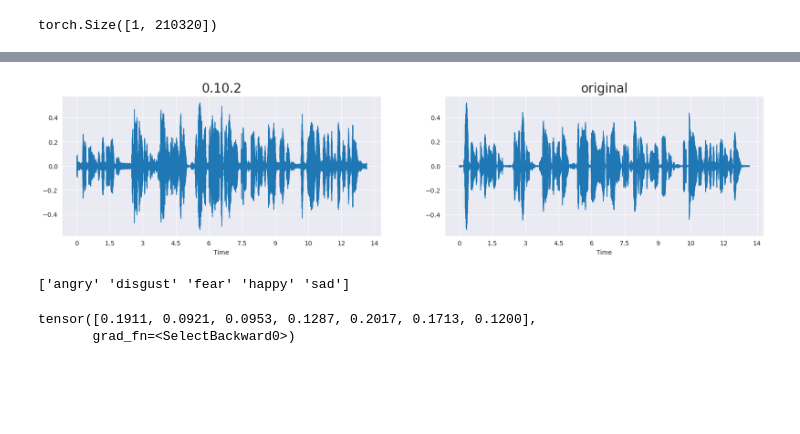
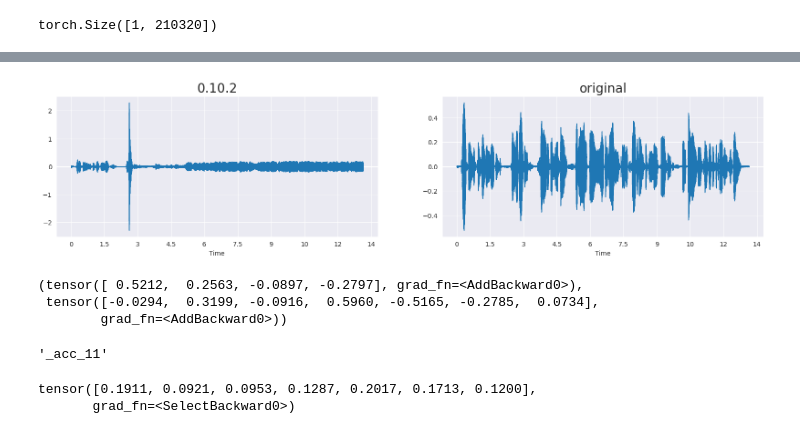
Before and after one commit to BlackFox1197/masterarbeit_programming, a Jupyter notebook: notebooks/playground.ipynb, the cells around one changed output, grey strips where cells are left out. Cells and saved outputs as stored; diff of their text form; code cells hidden in the pictures; blank space fills up the shorter version.

Commit message:
start working on an base model for ss classifier

```diff
--- a/notebooks/playground.ipynb
+++ b/notebooks/playground.ipynb
@@ -61,7 +61,7 @@ soundstream = SoundStream(
 #/home/ckwdani/Programming/Projects/masterarbeit/Jupyter/mainProject/notebooks/content/soundstream/resultsSS__NEWEXTRA3
 #soundstream.load("content/soundstream/before_0.3/resultsSS_extra6/soundstream.32390.pt")
 soundstream.to("cpu")
-soundstream.load("content/soundstream/vers0.7.4/01_Soundstream_7_x_new_libri_full/2_5e5_320_32_3_bs2_gacc4/soundstream.0.pt")
+soundstream.load("content/soundstream/vers0.7.4/01_Soundstream_7_x_new_libri_full/2_5e5_320_32_3_bs2_gacc4/soundstream.2000.pt")
 
 for param in soundstream.parameters():
     param.requires_grad = False
@@ -93,13 +93,14 @@ import torch
 with torch.no_grad():
 
     #testTensor = soundstream.encoder(test[0].to("cpu"))
-    testForward = soundstream(test[0].to("cpu"), return_recons_only = True)
+    #testForward = soundstream(test[0].to("cpu"), return_recons_only = True)
+    testForward = soundstream(test[0].to("cpu"), return_encoded = True)
     #testerPadForward = soundstream(testerPad.to("cpu"), return_encoded = True)
     #tessTestForward = soundstream(testTess[0].to("cpu"), return_encoded = True, #return_recons_only=True
     #                        )
     #testCafeForward = soundstream(testCafe[0].to("cpu"), return_encoded=True)
 
-#print(testerPadForward[0].shape)
+#print(testForward[0][0].shape)
 # %% [output]
 torch.Size([1, 210320])
 # %%
@@ -140,21 +141,21 @@ Audio(testForward[0,0,:], rate=16000)
 # %%
 import sys
 from pathlib import Path
 import importlib
 module_path = str(Path.cwd().parents[0] / "utils")
 
 if module_path not in sys.path:
     sys.path.append(module_path)
 import utils.exploratoryUtils as exU
 importlib.reload(exU)
 
 #exU.waveplot(soundstream.decoder(testTensor).detach().cpu().numpy(), sr=22050, emotion="test")
 #exU.waveplot_two_datas(soundstream.decoder(testTensor).detach().cpu().numpy(), sr=16000, emotion="test", data1=test[0].numpy(), sr1=16000, emotion1="test")
-#exU.waveplot_two_datas(soundstream.decoder(testForward[0]).detach().cpu().numpy()[0,0,:], sr=16000, emotion="0.10.2", data1=test[0].numpy(), sr1=16000, emotion1="original")
-exU.waveplot_two_datas(testForward[0,0,:].numpy(), sr=16000, emotion="0.10.2", data1=test[0].numpy(), sr1=16000, emotion1="original")
+exU.waveplot_two_datas(soundstream.decoder(testForward[0]).detach().cpu().numpy()[0,0,:], sr=16000, emotion="0.10.2", data1=test[0].numpy(), sr1=16000, emotion1="original")
+#exU.waveplot_two_datas(testForward[0,0,:].numpy(), sr=16000, emotion="0.10.2", data1=test[0].numpy(), sr1=16000, emotion1="original")
 #exU.waveplot_two_datas(soundstream.decoder(testCafeForward[0]).detach().cpu().numpy()[0,0,:], sr=16000, emotion="0.7.3", data1=testCafe[0].numpy(), sr1=16000, emotion1="original")
 # %% [output]
-[figure, old version]
+[figure, new version]
 # %%
 import sys
 from pathlib import Path
@@ -197,10 +198,20 @@ allEmos = ced.CombinedEmoDataSet_7_emos(directory_tess=directory_tess,
 #
 #
 # print("generated")
-# %%
-print(allEmos.label_list)
-# %% [output]
-['angry' 'disgust' 'fear' 'happy' 'sad']
+# %%
+from network_models.soundsream_models_and_utils.ss_model_dim_red import SSDimRedModel
+
+model = SSDimRedModel()
+model(testForward[0][0], return_with_dims = True)
+# %% [output]
+(tensor([ 0.5212,  0.2563, -0.0897, -0.2797], grad_fn=<AddBackward0>),
+ tensor([-0.0294,  0.3199, -0.0916,  0.5960, -0.5165, -0.2785,  0.0734],
+        grad_fn=<AddBackward0>))
+# %%
+acc_in = 0.1112
+f"_acc_{acc_in*100:.0f}"
+# %% [output]
+'_acc_11'
 # %%
 module_path = str(Path.cwd().parents[0] / "network_models/soundstream_lstm")
 if module_path not in sys.path:
```
Also changed, not shown: parts of 1 cell of this notebook, 6 other files.
